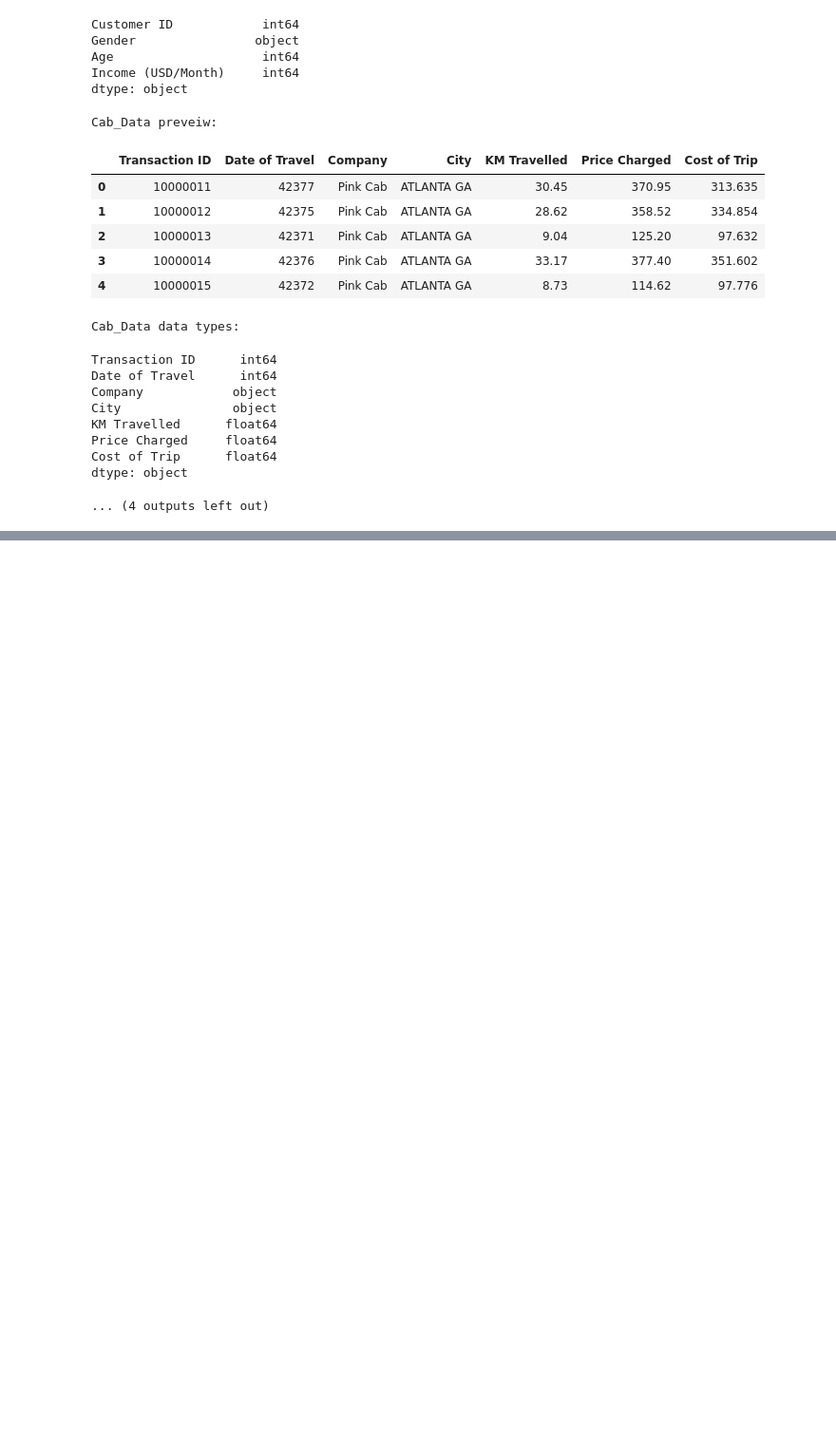
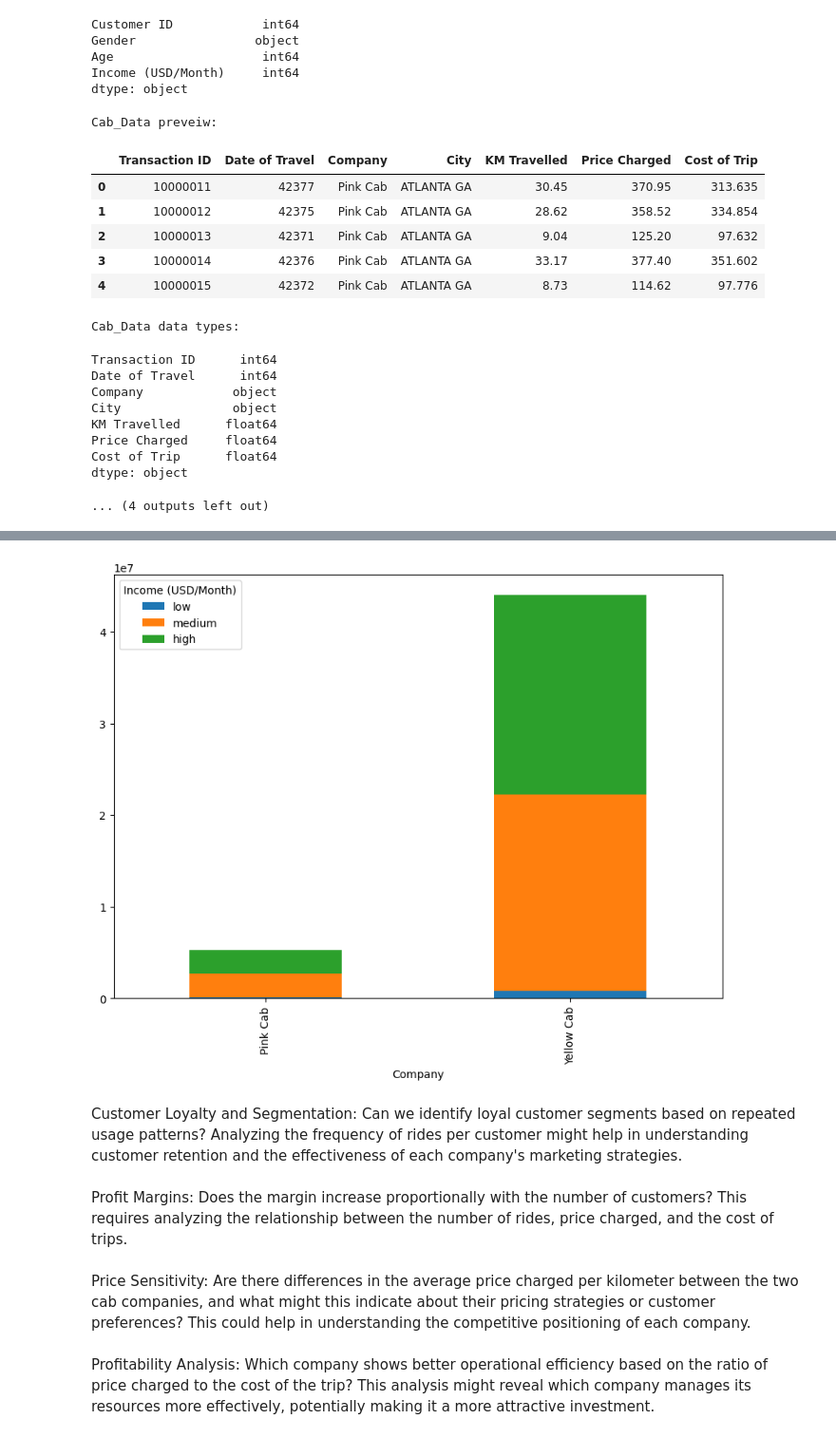
Before and after one commit to YunkeW/ML-Projects, a Jupyter notebook: EDA.ipynb, the cells around one changed output, grey strips where cells are left out. Shown: that part at 95% size. Saved outputs shown, nothing was run; the diff lists cells and outputs as text; code cells hidden in the pictures; blank space fills up the shorter version.

```diff
--- a/EDA.ipynb
+++ b/EDA.ipynb
@@ -69,0 +161,5 @@ Change 'Population' and 'Users' from object to integer.
+# %%
+# Group by income quartiles
+income_bins = pd.cut(df['Income (USD/Month)'], bins= [0, 2500, 15000, 50000], labels=['low', 'medium', 'high'])
+income_stats = df.groupby(['Company', income_bins]).agg({'Profit':'sum', 'Transaction ID' : 'count'}).rename(columns={'Profit' : 'Total Profit', 'Transaction ID' : 'Order Count'}).unstack()
+income_stats
@@ -69,0 +172,14 @@ Change 'Population' and 'Users' from object to integer.
+# %%
+plot_data = income_stats['Total Profit']
+plot_data.plot(kind='bar', stacked=True, figsize=(10, 7))
+plt.show()
+# %% [output]
+[figure, added]
+# %% [markdown]
+Customer Loyalty and Segmentation: Can we identify loyal customer segments based on repeated usage patterns? Analyzing the frequency of rides per customer might help in understanding customer retention and the effectiveness of each company's marketing strategies.
+# %% [markdown]
+Profit Margins: Does the margin increase proportionally with the number of customers? This requires analyzing the relationship between the number of rides, price charged, and the cost of trips.
+# %% [markdown]
+Price Sensitivity: Are there differences in the average price charged per kilometer between the two cab companies, and what might this indicate about their pricing strategies or customer preferences? This could help in understanding the competitive positioning of each company.
+# %% [markdown]
+Profitability Analysis: Which company shows better operational efficiency based on the ratio of price charged to the cost of the trip? This analysis might reveal which company manages its resources more effectively, potentially making it a more attractive investment.
```
Also changed, not shown: parts of 17 cells of this notebook.
